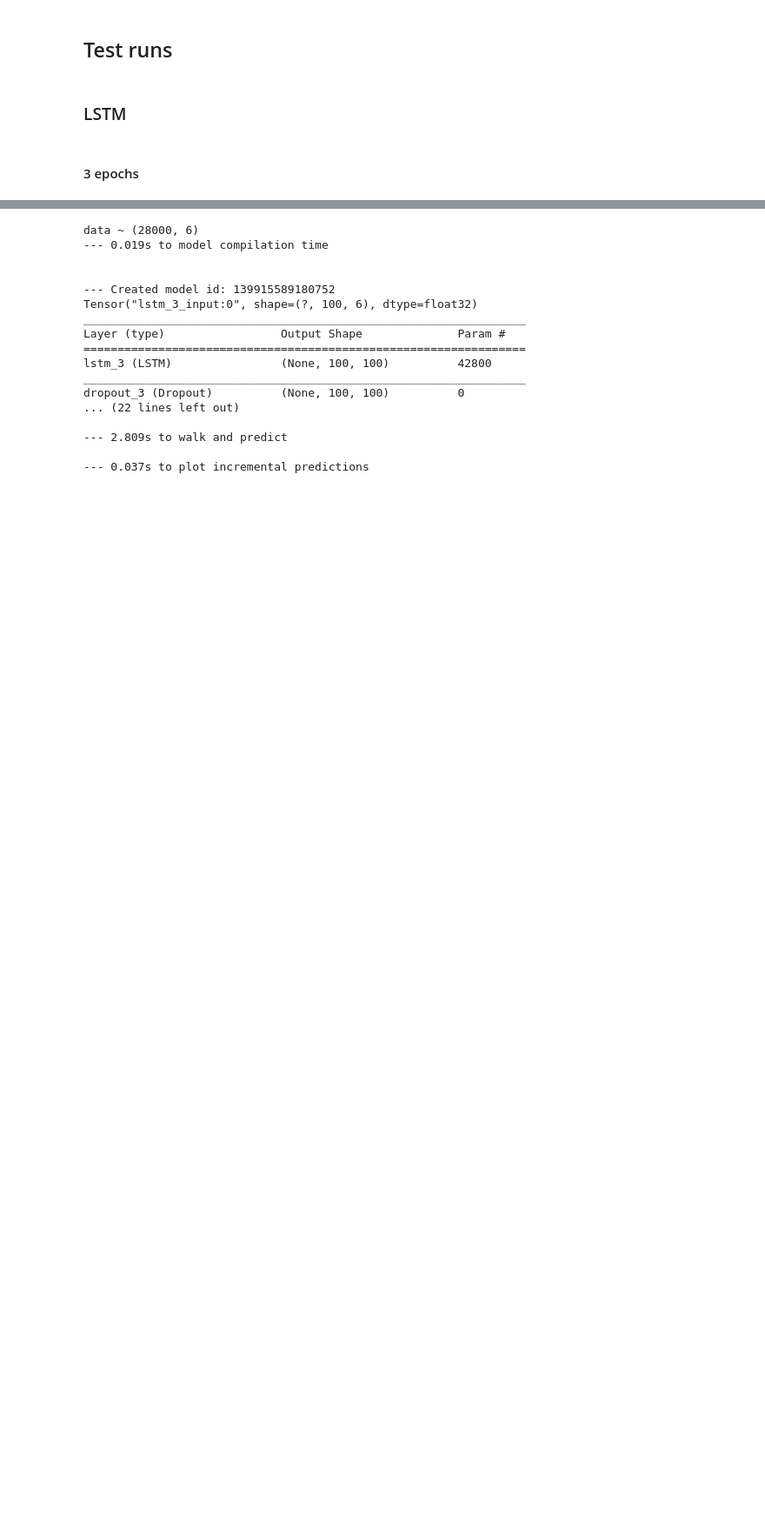
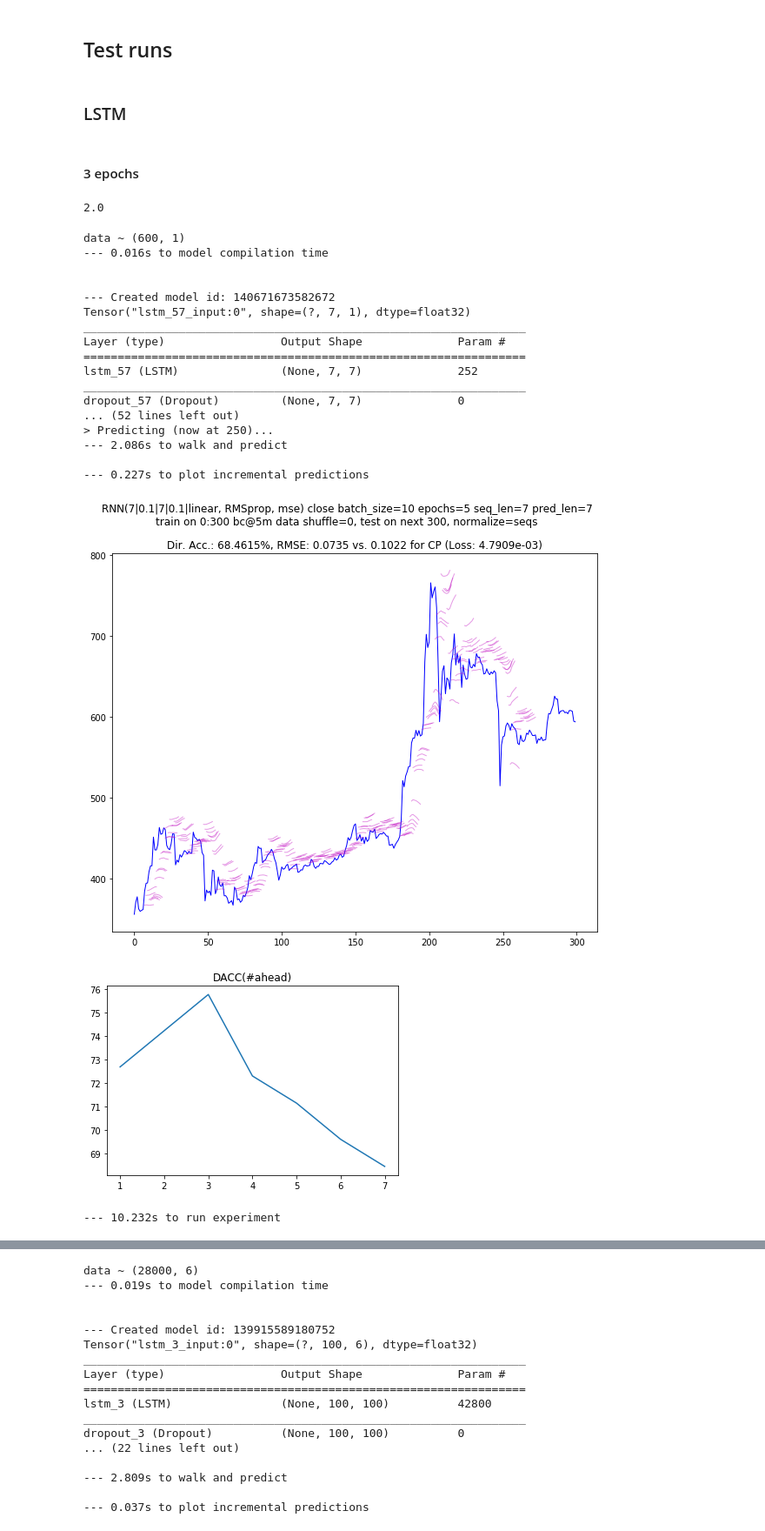
Before and after one commit to NeuronQ/udacity-capstone, a Jupyter notebook: btc-24h-close.ipynb, the cells around one changed output, grey strips where cells are left out. Shown: that part at 87% size. Cells and saved outputs as stored; diff of their text form; code cells hidden in the pictures; blank space fills up the shorter version.

```diff
--- a/btc-24h-close.ipynb
+++ b/btc-24h-close.ipynb
@@ -111,3 +113,57 @@ data24h.head()
+# %%
+np.ceil(1.2)
+# %% [output]
+2.0
+# %%
+with timing('run experiment'):
+    run_walk_forward_validation_rnn(
+        # data to extract:
+        data24h,
+        features=['close'],
+        from_i=0,
+        train_sz=300,
+        test_sz=300,
+        # data processing:
+        normalize='seqs',  # 'seqs' | 'data'
+        detrend=False,
+        # model and prediction arrangement:
+        seq_len=7,
+        pred_len=7,
+        model_maker=make_rnn_model_constructor([7, 0.1, 7, 0.1]),
+        # training:
+        epochs=5,
+        batch_size=10,
+        shuffle=False,
+        # experiment setup:
+        times=1,
+        skip=False,
+        fix_all_rngs_to=False,
+        fix_rngs_before_each=False,
+        # plotting:
+        fig_size=(10, 8),
+        fast=True,
+    )
+# %% [output]
+data ~ (600, 1)
+--- 0.016s to model compilation time
+
+
+--- Created model id: 140671673582672
+Tensor("lstm_57_input:0", shape=(?, 7, 1), dtype=float32)
+_________________________________________________________________
+Layer (type)                 Output Shape              Param #
+=================================================================
+lstm_57 (LSTM)               (None, 7, 7)              252
+_________________________________________________________________
+dropout_57 (Dropout)         (None, 7, 7)              0
+... (52 lines left out)
+> Predicting (now at 250)...
+--- 2.086s to walk and predict
+
+--- 0.227s to plot incremental predictions
+[figure, added]
+[figure, added]
+--- 10.232s to run experiment
 # %%
 with timing('run experiment'):
     run_walk_forward_validation_rnn(
```
Also changed, not shown: parts of 5 cells of this notebook, 1 other file.
